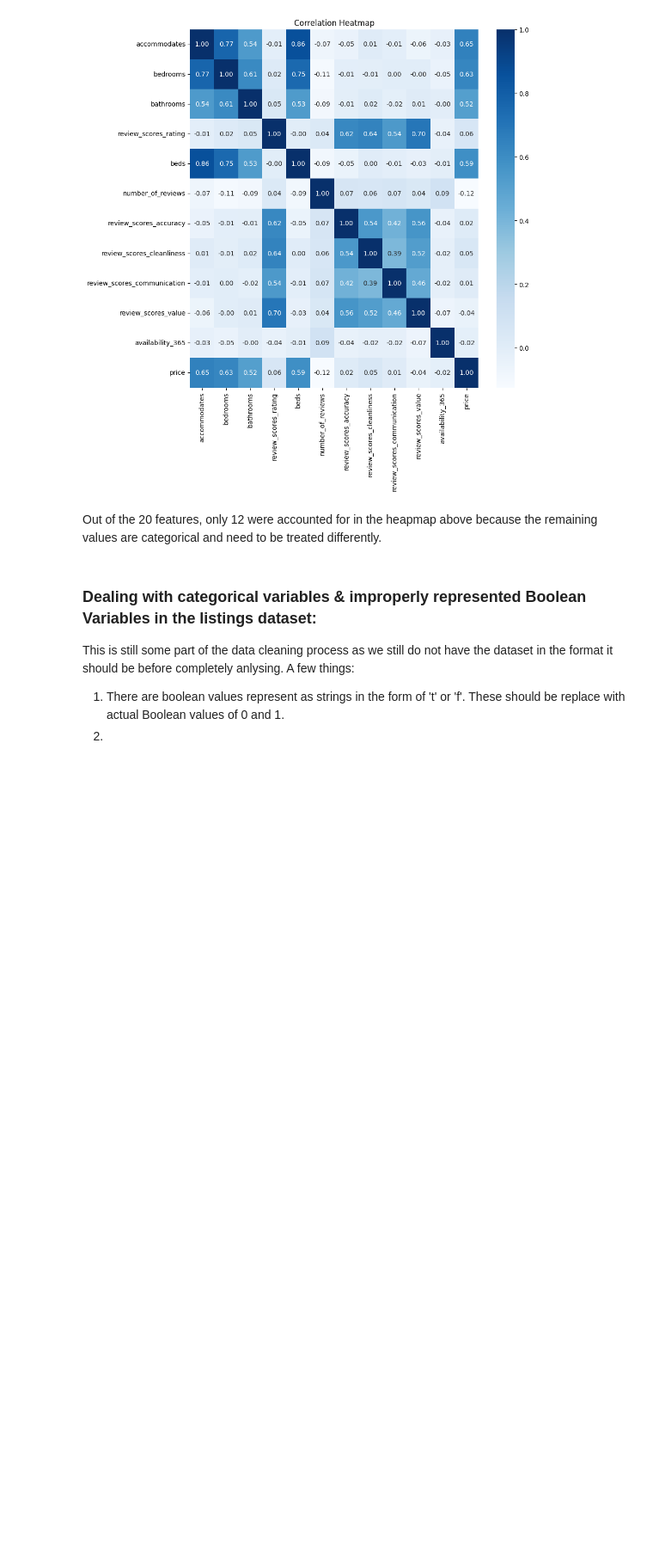
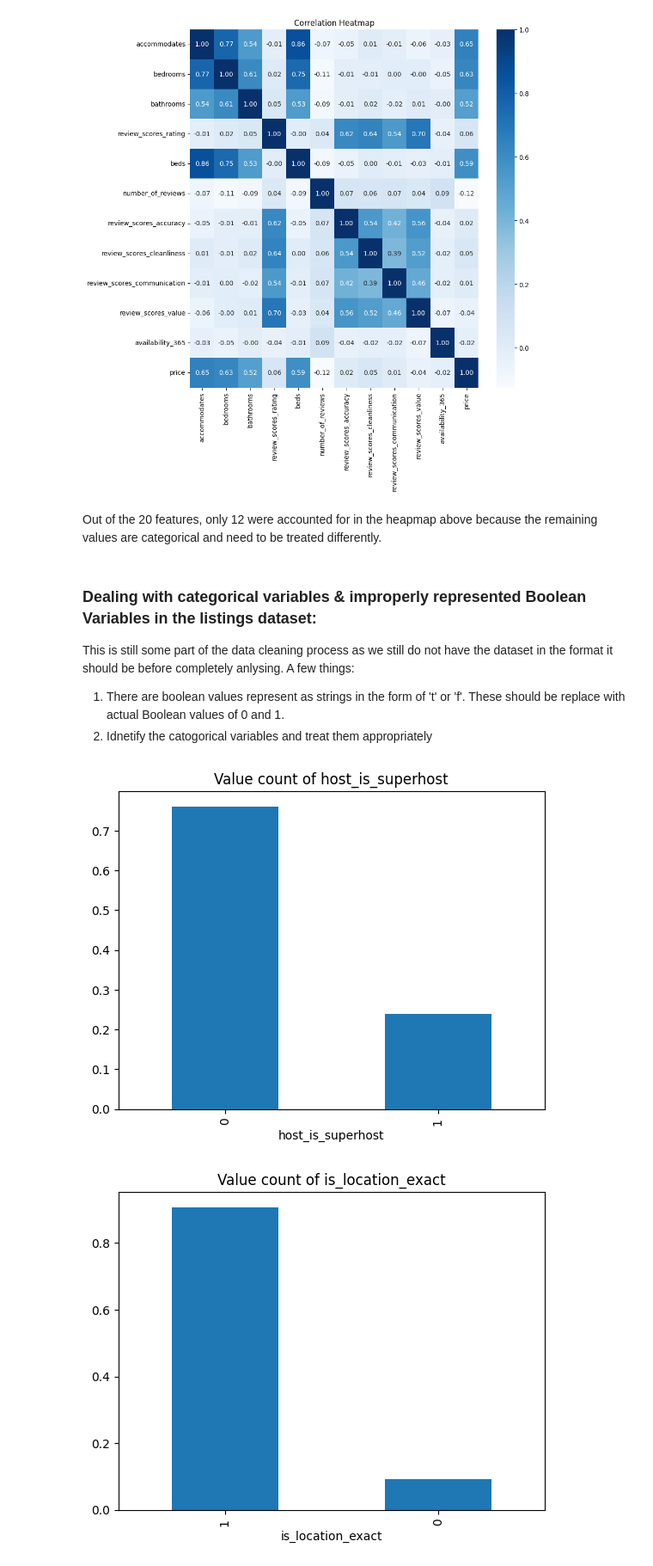
Before and after one commit to ABIGAILDEBBY/airnb-data-analysis, a Jupyter notebook: analysis.ipynb, the cells around one changed output. Shown at 86% size. Drawn from its saved outputs; the diff is of its cells as text; code cells hidden in the pictures; blank space fills up the shorter version.

Commit message:
Updated analysis file, added visualizations, removed unused/duplicated cells

```diff
--- a/analysis.ipynb
+++ b/analysis.ipynb
@@ -149,0 +129,6 @@ Index(['id', 'listing_url', 'name', 'summary', 'space', 'description',
+# %%
+# Remove non-numeric characters from the 'pricing' column
+listings['price'] = listings['price'].apply(lambda x: re.sub(r'[^\d.]+', '', str(x)))
+
+# Print the column names
+print(listings.columns)
@@ -205,7 +208,7 @@ Out of the 20 features, only 12 were accounted for in the heapmap above because
 This is still some part of the data cleaning process as we still do not have the dataset in the format it should be before completely anlysing. A few things:</br>
 <ol>
 <li>There are boolean values represent as strings in the form of 't' or 'f'. These should be replace with actual Boolean values of 0 and 1.</li>
-<li></li>
+<li>Idnetify the catogorical variables and treat them appropriately</li>
 </ol>
 # %%
 # Identify columns containing 'f' or 't' values
@@ -217,18 +220,18 @@ listings_relevant[boolean_cols] = listings_relevant[boolean_cols].replace({'f':
 #Remove all the nan values in the dataset and convert the True/False values to 0/1:
 listings_relevant = listings_relevant.dropna(subset=[b for b in boolean_cols]).astype({b: int for b in boolean_cols})
 # %%
-# Remove non-numeric characters from the 'pricing' column
-listings_relevant['price'] = listings_relevant['price'].apply(lambda x: re.sub(r'[^\d.]+', '', str(x)))
-
-# Select the variables to normalize and plot against the price
+# Select the variables plot based on their count/frequency of occurences
 variables_to_plot = ['host_is_superhost', 'is_location_exact', 'property_type',
                      'room_type', 'bed_type', 'instant_bookable',
                      'cancellation_policy','neighbourhood_cleansed']
 
 # Group by each column and plot against the price
 for column in variables_to_plot:
     status_city = listings_relevant[column].value_counts()
     (status_city/listings_relevant.shape[0]).plot(kind="bar");
     plt.xlabel(column)
     plt.title(f'Value count of {column}')
     plt.show()
+# %% [output]
+[figure, added]
+[figure, added]
```
Also changed, not shown: parts of 29 cells of this notebook.
